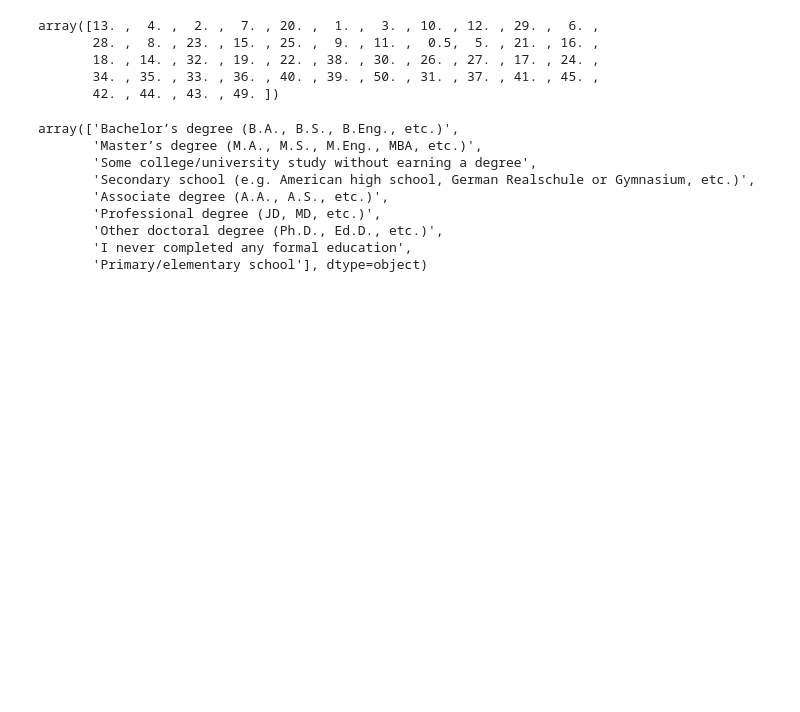
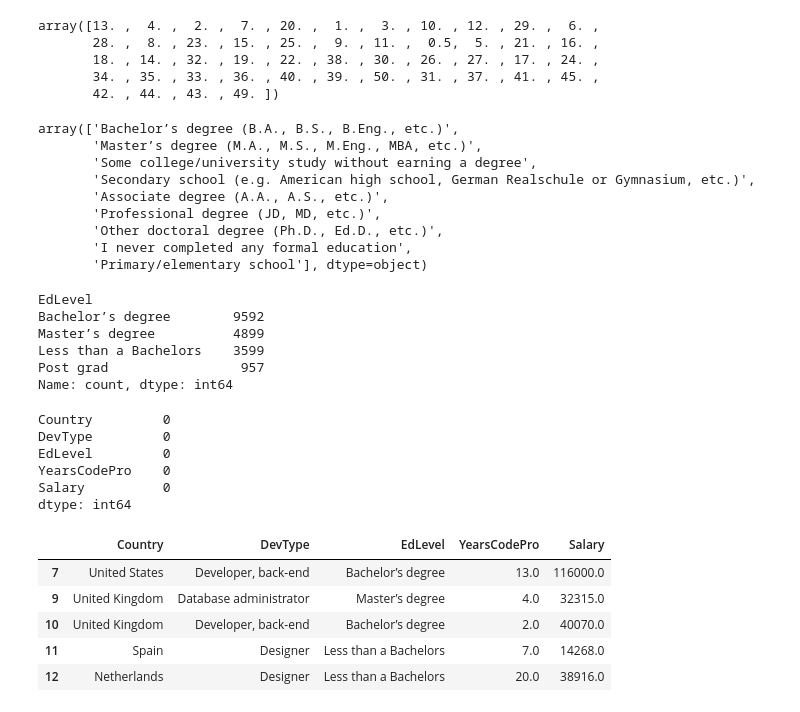
Before and after one commit to SamuelMends/salaries_prediction_project, a Jupyter notebook: Projeto1.ipynb, the cells around one changed output. Drawn from its saved outputs; the diff is of its cells as text; code cells hidden in the pictures; blank space fills up the shorter version.

```diff
--- a/Projeto1.ipynb
+++ b/Projeto1.ipynb
@@ -386,12 +386,39 @@ array(['Bachelor’s degree (B.A., B.S., B.Eng., etc.)',
        'Primary/elementary school'], dtype=object)
 # %%
 def ajusta_educacao(x):
-    if x == 'Bachelor’s degree':
+    if 'Bachelor’s degree' in x:
         return 'Bachelor’s degree'
-    if x == 'Master’s degree':
+    if 'Master’s degree' in x:
         return 'Master’s degree'
-    if x == 'Professional degree' in x or 'Other doctoral':
+    if 'Professional degree' in x or 'Other doctoral' in x:
         return 'Post grad'
     return 'Less than a Bachelors'
 # %%
 ds['EdLevel'] = ds['EdLevel'].apply(ajusta_educacao)
+# %%
+ds['EdLevel'].value_counts()
+# %% [output]
+EdLevel
+Bachelor’s degree        9592
+Master’s degree          4899
+Less than a Bachelors    3599
+Post grad                 957
+Name: count, dtype: int64
+# %%
+ds.isnull().sum()
+# %% [output]
+Country         0
+DevType         0
+EdLevel         0
+YearsCodePro    0
+Salary          0
+dtype: int64
+# %%
+ds.head()
+# %% [output]
+|  | Country | DevType | EdLevel | YearsCodePro | Salary |
+| 7 | United States | Developer, back-end | Bachelor’s degree | 13.0 | 116000.0 |
+| 9 | United Kingdom | Database administrator | Master’s degree | 4.0 | 32315.0 |
+| 10 | United Kingdom | Developer, back-end | Bachelor’s degree | 2.0 | 40070.0 |
+| 11 | Spain | Designer | Less than a Bachelors | 7.0 | 14268.0 |
+| 12 | Netherlands | Designer | Less than a Bachelors | 20.0 | 38916.0 |
```
Also changed, not shown: parts of 5 cells of this notebook.
